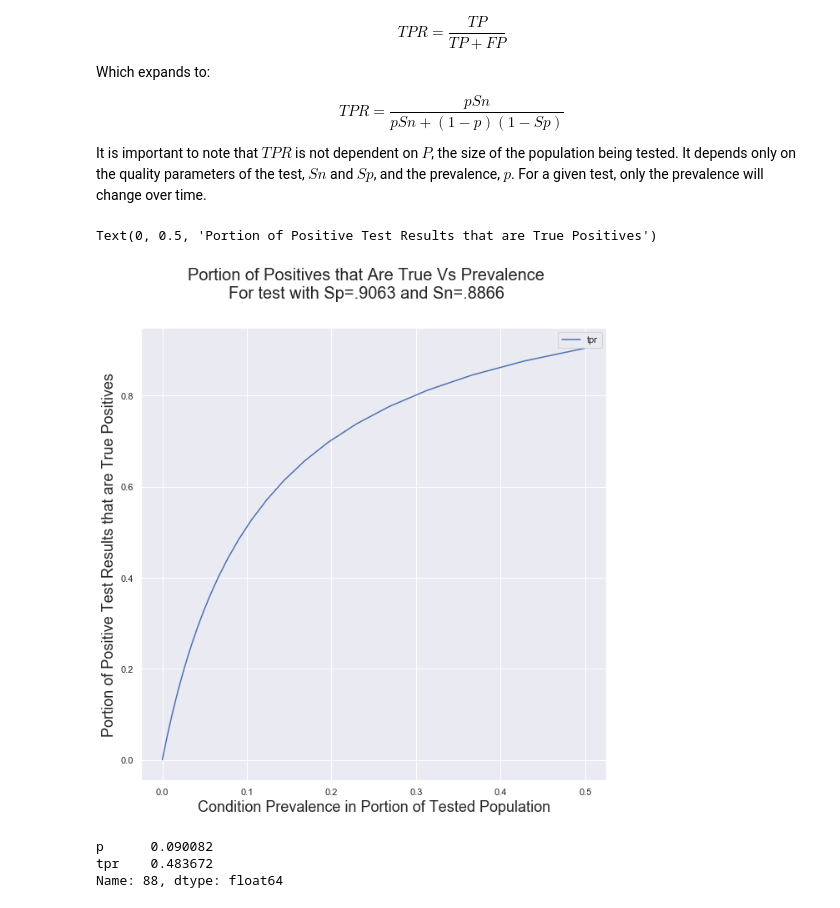
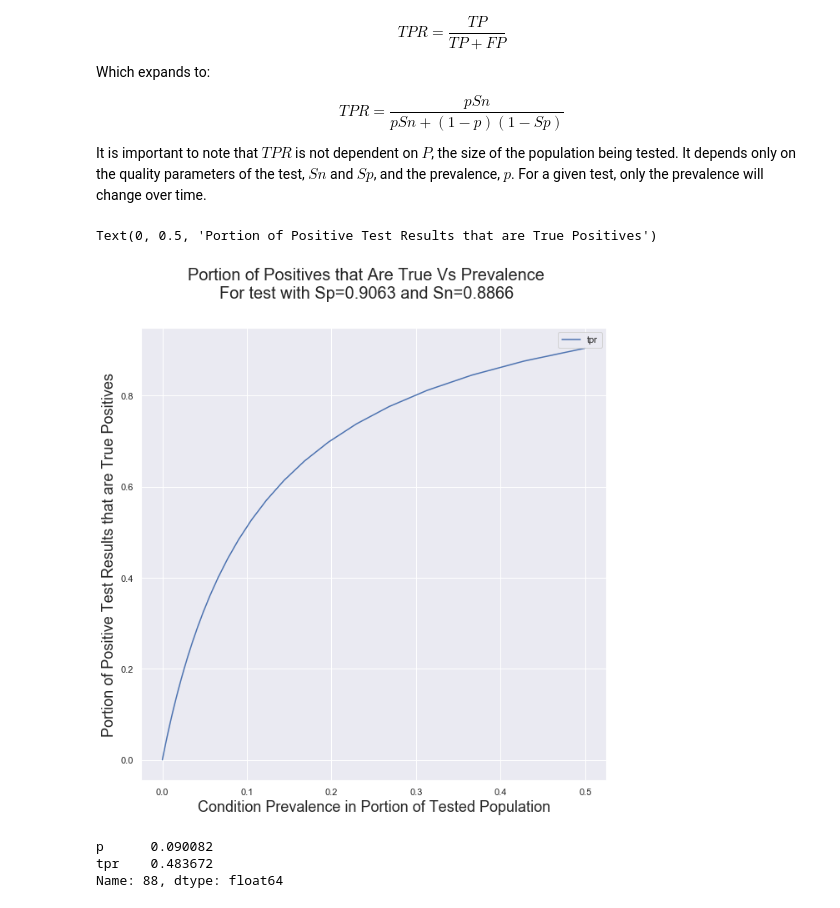
Before and after one commit to sandiegodata/covid19, a Jupyter notebook: Notebooks/False Positives.ipynb, the cells around one changed output. Saved outputs shown, nothing was run; the diff lists cells and outputs as text; code cells hidden in the pictures.

```diff
--- a/Notebooks/False Positives.ipynb
+++ b/Notebooks/False Positives.ipynb
@@ -56,32 +56,32 @@ It is important to note that $\mathit{TPR}$ is not dependent on $P$, the size of
 # %%
 
 Sp = .9063
 Sn = .8866
 
 def p_vs_tpr(Sp, Sn):
 
     for p in np.power(10,np.linspace(-7,np.log10(.5), num=100)): # range from 1 per 10m to 50%
         tpr = (p*Sn) / ( (p*Sn)+(1-p)*(1-Sp))
         yield (p, tpr)
 
 df = pd.DataFrame(list(p_vs_tpr(Sp, Sn)), columns='p tpr'.split())
 df.head()
 
 fig, ax = plt.subplots(figsize=(12,8))
 
 df.plot(ax=ax, x='p',y='tpr', figsize=(10,10))
 
-fig.suptitle('Portion of Positives that Are True Vs Prevalence\nFor test with Sp=.9063 and Sn=.8866', fontsize=20)
+fig.suptitle(f'Portion of Positives that Are True Vs Prevalence\nFor test with Sp={Sp} and Sn={Sn}', fontsize=20)
 
 ax.set_xlabel('Condition Prevalence in Portion of Tested Population', fontsize=18)
 ax.set_ylabel('Portion of Positive Test Results that are True Positives', fontsize=18)
 
 
 #ax.set_xscale('log')
 #ax.set_yscale('log')
 # %% [output]
 Text(0, 0.5, 'Portion of Positive Test Results that are True Positives')
-[figure, old version]
+[figure, new version]
 # %%
 
 # Find the row with a TPR closest to 50%
```
Also changed, not shown: parts of 1 cell of this notebook, 4 other files.
